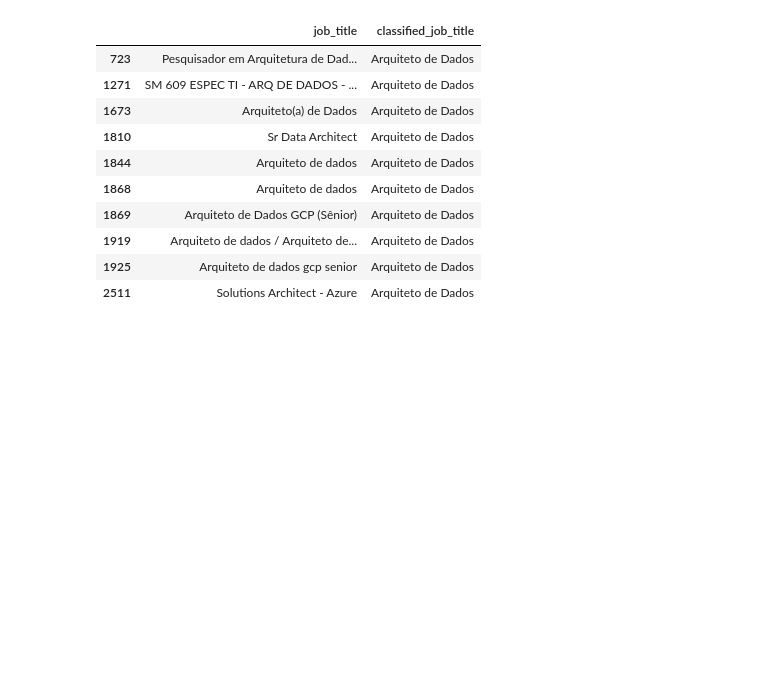
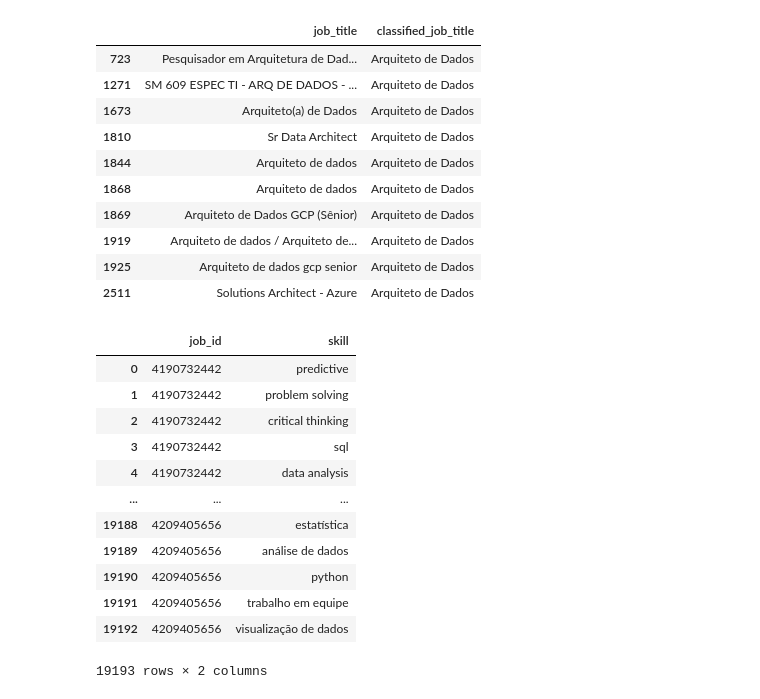
Before and after one commit to amaurineo/linkedin_jobs_analysis, a Jupyter notebook: notebooks/eda.ipynb, the cells around one changed output. Saved outputs shown, nothing was run; the diff lists cells and outputs as text; code cells hidden in the pictures; blank space fills up the shorter version.

Commit message:
finished analysis pipeline

```diff
--- a/notebooks/eda.ipynb
+++ b/notebooks/eda.ipynb
@@ -298,3 +266,19 @@ output_df[(output_df['classified_job_title'].str.contains('Arquiteto'))]
 | 1919 | Arquiteto de dados / Arquiteto de... | Arquiteto de Dados |
 | 1925 | Arquiteto de dados gcp senior | Arquiteto de Dados |
 | 2511 | Solutions Architect - Azure | Arquiteto de Dados |
+# %%
+pd.read_csv('../data/processed/df_skills.csv')
+# %% [output]
+|  | job_id | skill |
+| 0 | 4190732442 | predictive |
+| 1 | 4190732442 | problem solving |
+| 2 | 4190732442 | critical thinking |
+| 3 | 4190732442 | sql |
+| 4 | 4190732442 | data analysis |
+| ... | ... | ... |
+| 19188 | 4209405656 | estatística |
+| 19189 | 4209405656 | análise de dados |
+| 19190 | 4209405656 | python |
+| 19191 | 4209405656 | trabalho em equipe |
+| 19192 | 4209405656 | visualização de dados |
+19193 rows × 2 columns
```
Also changed, not shown: parts of 3 cells of this notebook, 14 other files.
